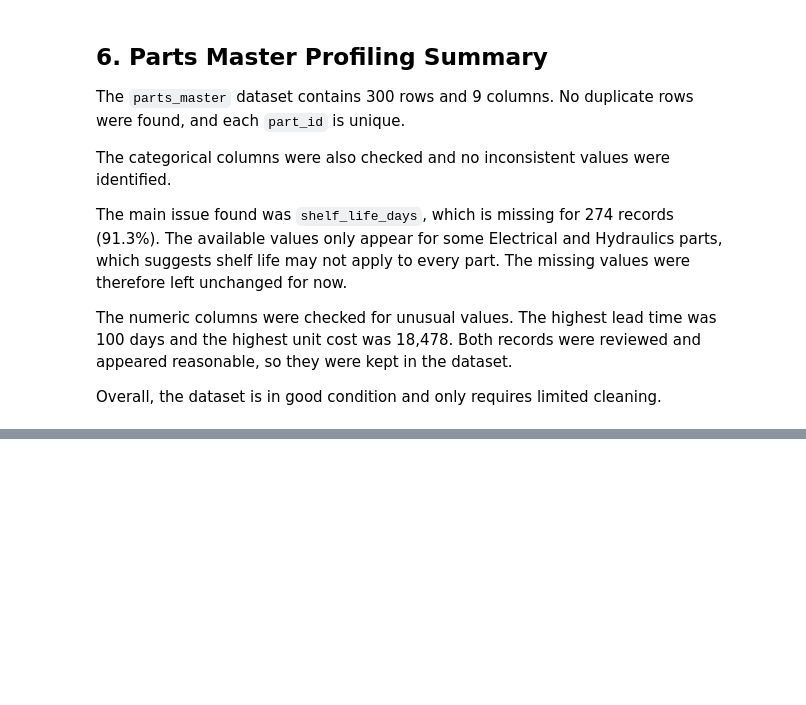
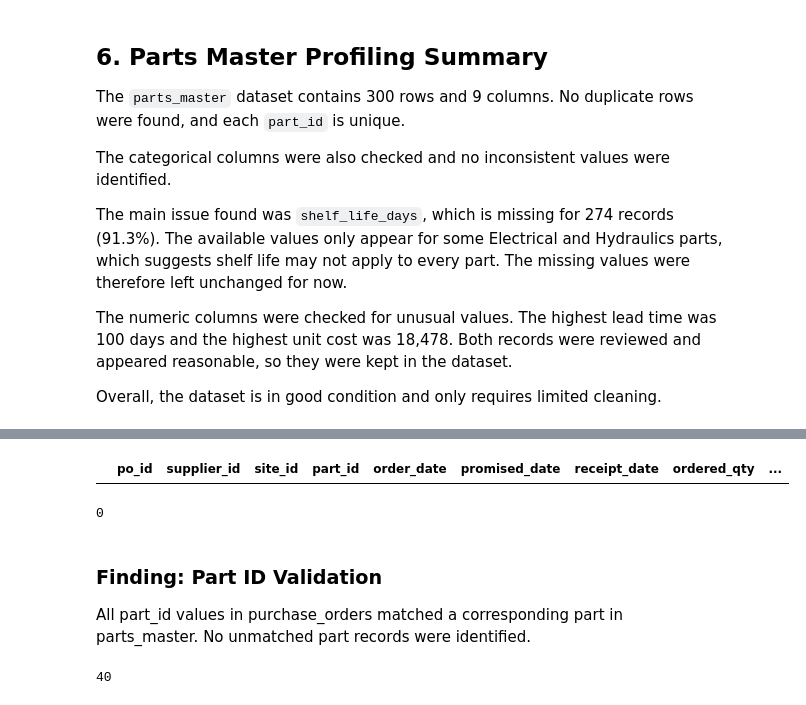
Before and after one commit to SeanNeedham/AeroFlow-Supply-Chain-Analytics, a Jupyter notebook: Python/01_data_profiling.ipynb, the cells around one changed output, grey strips where cells are left out. Drawn from its saved outputs; the diff is of its cells as text; code cells hidden in the pictures; blank space fills up the shorter version.

```diff
--- a/Python/01_data_profiling.ipynb
+++ b/Python/01_data_profiling.ipynb
@@ -199,0 +446,16 @@ Overall, the dataset is in good condition and only requires limited cleaning.
+# %%
+purchase_orders[~purchase_orders["part_id"].isin(parts["part_id"])]
+# %% [output]
+|  | po_id | supplier_id | site_id | part_id | order_date | promised_date | receipt_date | ordered_qty | ... |
+# %%
+purchase_orders[~purchase_orders["part_id"].isin(parts["part_id"])].shape[0]
+# %% [output]
+0
+# %% [markdown]
+### Finding: Part ID Validation
+
+All part_id values in purchase_orders matched a corresponding part in parts_master. No unmatched part records were identified.
+# %%
+purchase_orders["supplier_id"].nunique()
+# %% [output]
+40
```
Also changed, not shown: parts of 49 cells of this notebook.
